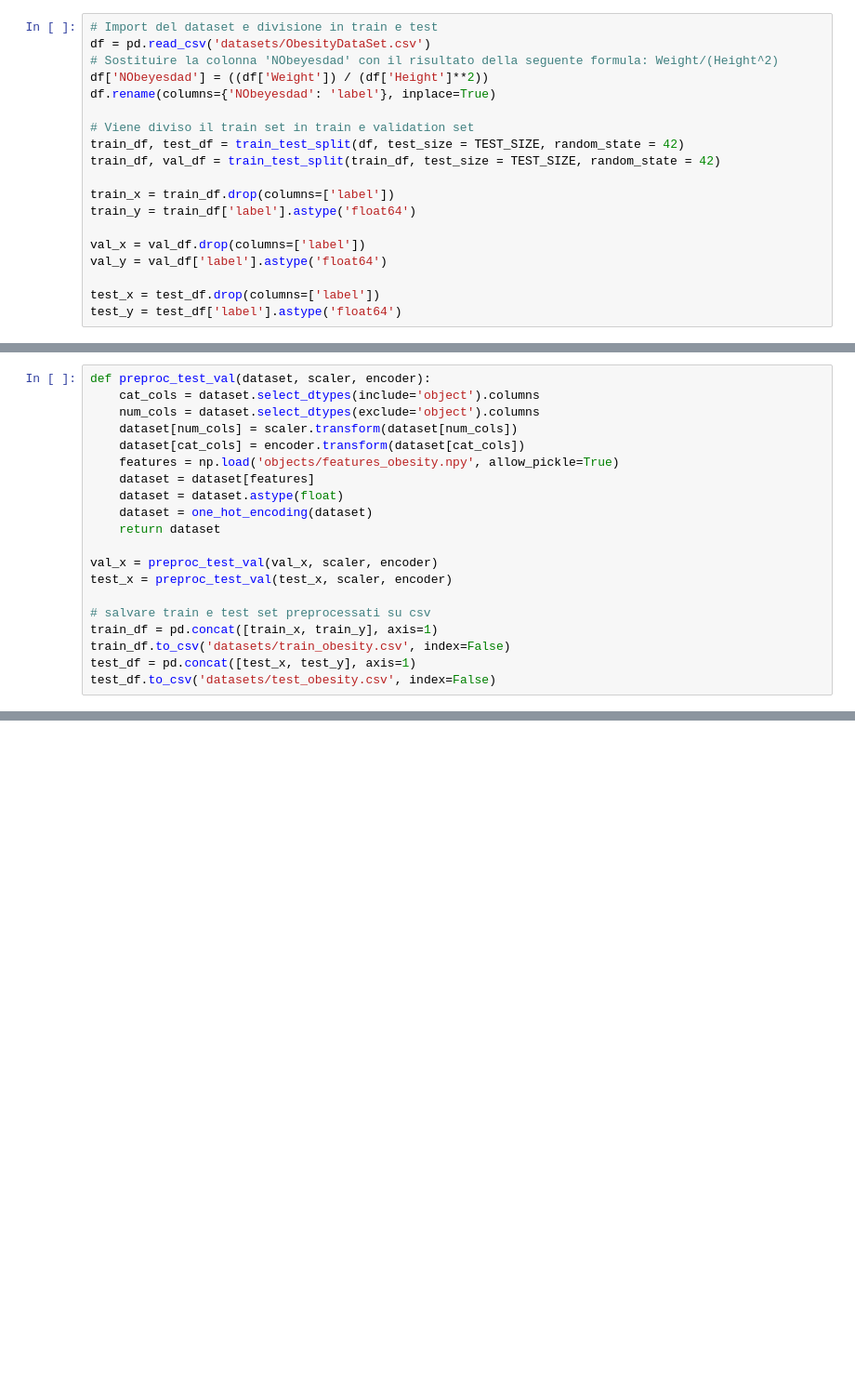
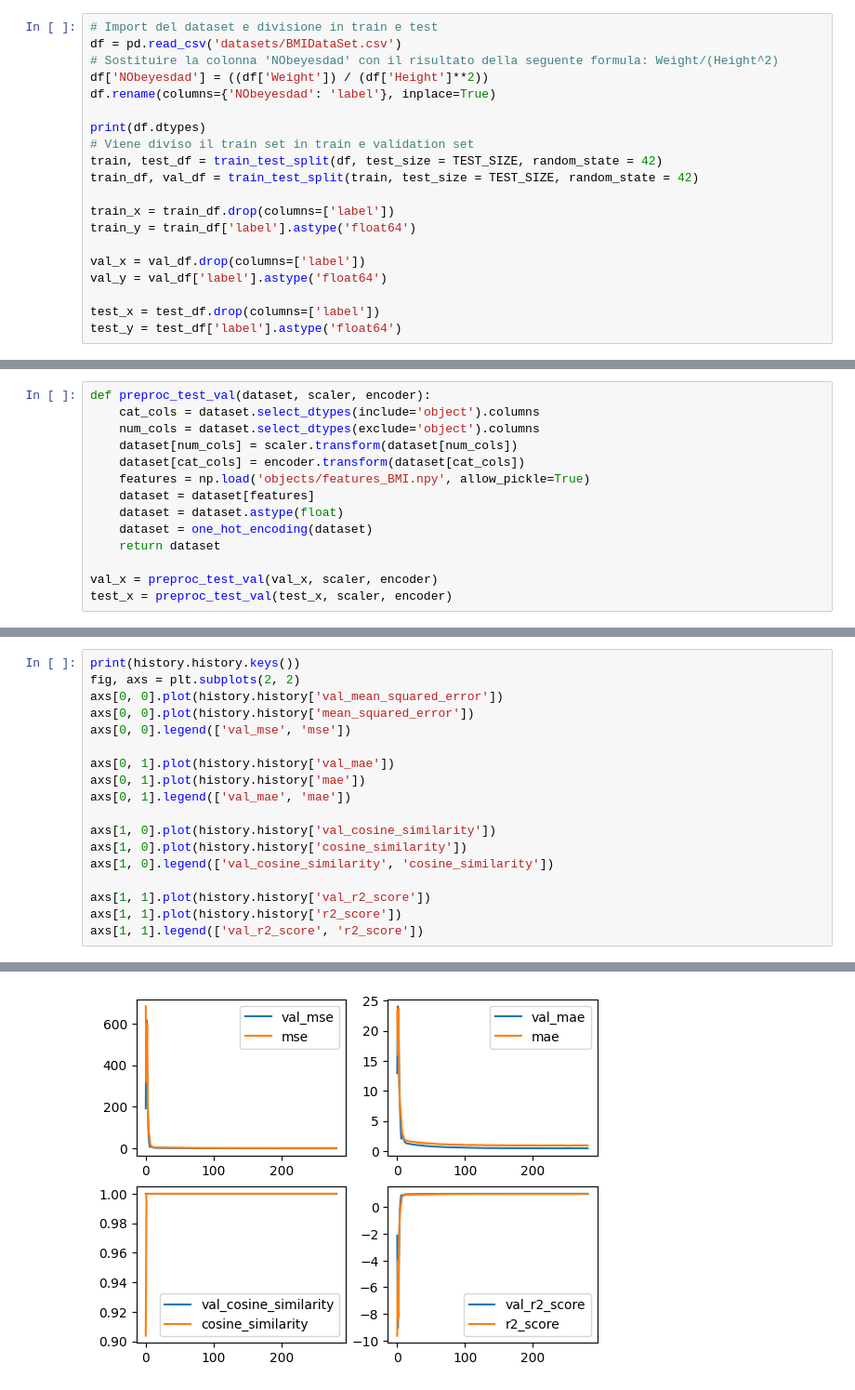
Before and after one commit to VerzaElisa/FL, a Jupyter notebook: centralized_task_2.ipynb, the cells around one changed output, grey strips where cells are left out. Shown at 93% size. Saved outputs shown, nothing was run; the diff lists cells and outputs as text; blank space fills up the shorter version.

```diff
--- a/centralized_task_2.ipynb
+++ b/centralized_task_2.ipynb
@@ -42,14 +43,15 @@ To enable the following instructions: AVX2 FMA, in other operations, rebuild Ten
 -------------------------
 # %%
 # Import del dataset e divisione in train e test
-df = pd.read_csv('datasets/ObesityDataSet.csv')
+df = pd.read_csv('datasets/BMIDataSet.csv')
 # Sostituire la colonna 'NObeyesdad' con il risultato della seguente formula: Weight/(Height^2)
 df['NObeyesdad'] = ((df['Weight']) / (df['Height']**2))
 df.rename(columns={'NObeyesdad': 'label'}, inplace=True)
 
+print(df.dtypes)
 # Viene diviso il train set in train e validation set
-train_df, test_df = train_test_split(df, test_size = TEST_SIZE, random_state = 42)
-train_df, val_df = train_test_split(train_df, test_size = TEST_SIZE, random_state = 42)
+train, test_df = train_test_split(df, test_size = TEST_SIZE, random_state = 42)
+train_df, val_df = train_test_split(train, test_size = TEST_SIZE, random_state = 42)
 
 train_x = train_df.drop(columns=['label'])
 train_y = train_df['label'].astype('float64')
@@ -99,7 +142,7 @@ def preproc_test_val(dataset, scaler, encoder):
     num_cols = dataset.select_dtypes(exclude='object').columns
     dataset[num_cols] = scaler.transform(dataset[num_cols])
     dataset[cat_cols] = encoder.transform(dataset[cat_cols])
-    features = np.load('objects/features_obesity.npy', allow_pickle=True)
+    features = np.load('objects/features_BMI.npy', allow_pickle=True)
     dataset = dataset[features]
     dataset = dataset.astype(float)
     dataset = one_hot_encoding(dataset)
@@ -107,12 +150,6 @@ def preproc_test_val(dataset, scaler, encoder):
 
 val_x = preproc_test_val(val_x, scaler, encoder)
 test_x = preproc_test_val(test_x, scaler, encoder)
-
-# salvare train e test set preprocessati su csv
-train_df = pd.concat([train_x, train_y], axis=1)
-train_df.to_csv('datasets/train_obesity.csv', index=False)
-test_df = pd.concat([test_x, test_y], axis=1)
-test_df.to_csv('datasets/test_obesity.csv', index=False)
 # %%
 EPOCHS = 1000
 BATCH_SIZE = 256
@@ -200,0 +240,19 @@ dict_keys(['loss', 'mean_squared_error', 'val_loss', 'val_mean_squared_error'])
+# %%
+print(history.history.keys())
+fig, axs = plt.subplots(2, 2)
+axs[0, 0].plot(history.history['val_mean_squared_error'])
+axs[0, 0].plot(history.history['mean_squared_error'])
+axs[0, 0].legend(['val_mse', 'mse'])
+
+axs[0, 1].plot(history.history['val_mae'])
+axs[0, 1].plot(history.history['mae'])
+axs[0, 1].legend(['val_mae', 'mae'])
+
+axs[1, 0].plot(history.history['val_cosine_similarity'])
+axs[1, 0].plot(history.history['cosine_similarity'])
+axs[1, 0].legend(['val_cosine_similarity', 'cosine_similarity'])
+
+axs[1, 1].plot(history.history['val_r2_score'])
+axs[1, 1].plot(history.history['r2_score'])
+axs[1, 1].legend(['val_r2_score', 'r2_score'])
+# %% [output]
@@ -201,3 +261,4 @@ dict_keys(['loss', 'mean_squared_error', 'val_loss', 'val_mean_squared_error'])
+[figure, added]
 # %%
 score = model.evaluate(test_x, test_y)
 print(score[0])
```
Also changed, not shown: parts of 15 cells of this notebook, 3 other files.
